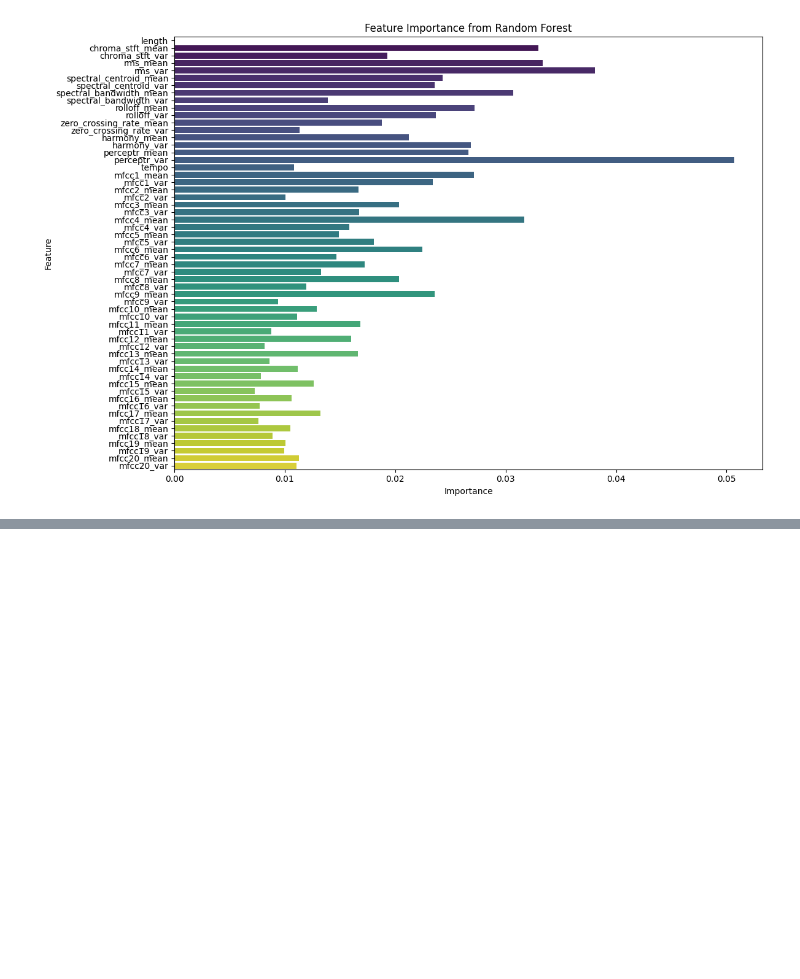
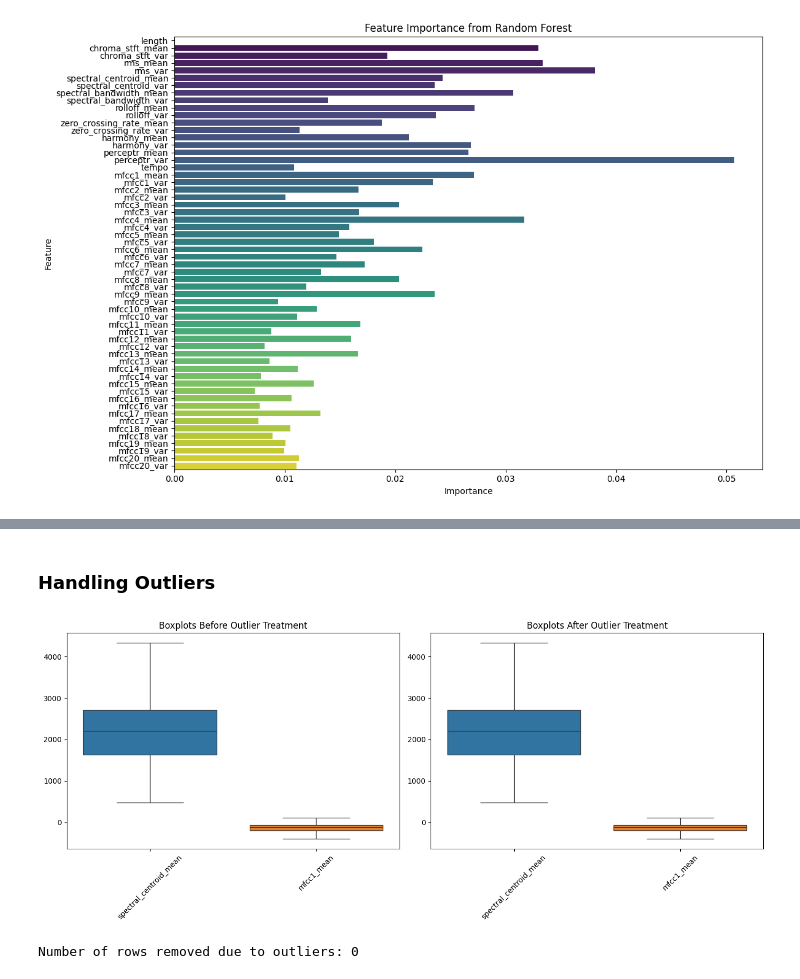
Before and after one commit to JoeGiwa/se489-mlops, a Jupyter notebook: notebooks/eda_music.ipynb, the cells around one changed output, grey strips where cells are left out. Saved outputs shown, nothing was run; the diff lists cells and outputs as text; code cells hidden in the pictures; blank space fills up the shorter version.

```diff
--- a/notebooks/eda_music.ipynb
+++ b/notebooks/eda_music.ipynb
@@ -98,0 +140,46 @@ Passing `palette` without assigning `hue` is deprecated and will be removed in v
+# %% [markdown]
+### Handling Outliers
+# %%
+# List of selected features: spectral_centroid_mean and mfcc1_mean
+selected_features = ['spectral_centroid_mean', 'mfcc1_mean']
+
+# Apply log transformation to compress the scale of 'spectral_centroid_mean' if necessary (optional)
+df_log = df.copy()
+
+# 1. **IQR Method for Selected Features**
+Q1 = df_log[selected_features].quantile(0.25)
+Q3 = df_log[selected_features].quantile(0.75)
+IQR = Q3 - Q1
+
+# 2. **Remove Outliers** based on IQR
+df_no_outliers = df_log[~((df_log[selected_features] < (Q1 - 1.5 * IQR)) | (df_log[selected_features] > (Q3 + 1.5 * IQR))).any(axis=1)]
+
+# 3. **Cap Outliers** (Capping values to Q1 - 1.5*IQR and Q3 + 1.5*IQR)
+for col in selected_features:
+    df[col] = np.where(df[col] < (Q1[col] - 1.5 * IQR[col]), Q1[col] - 1.5 * IQR[col], df[col])
+    df[col] = np.where(df[col] > (Q3[col] + 1.5 * IQR[col]), Q3[col] + 1.5 * IQR[col], df[col])
+
+# 4. **Visualizing Before and After Outlier Treatment**
+
+plt.figure(figsize=(14, 6))
+
+# Before treatment (original data)
+plt.subplot(1, 2, 1)
+sns.boxplot(data=df_log[selected_features])
+plt.title("Boxplots Before Outlier Treatment")
+plt.xticks(rotation=45)
+
+# After treatment (capped data)
+plt.subplot(1, 2, 2)
+sns.boxplot(data=df[selected_features])
+plt.title("Boxplots After Outlier Treatment")
+plt.xticks(rotation=45)
+
+plt.tight_layout()
+plt.show()
+
+# Print the number of rows removed due to outliers
+print(f"Number of rows removed due to outliers: {len(df_log) - len(df_no_outliers)}")
+# %% [output]
+[figure, added]
+Number of rows removed due to outliers: 0
```
Also changed, not shown: parts of 4 cells of this notebook.
